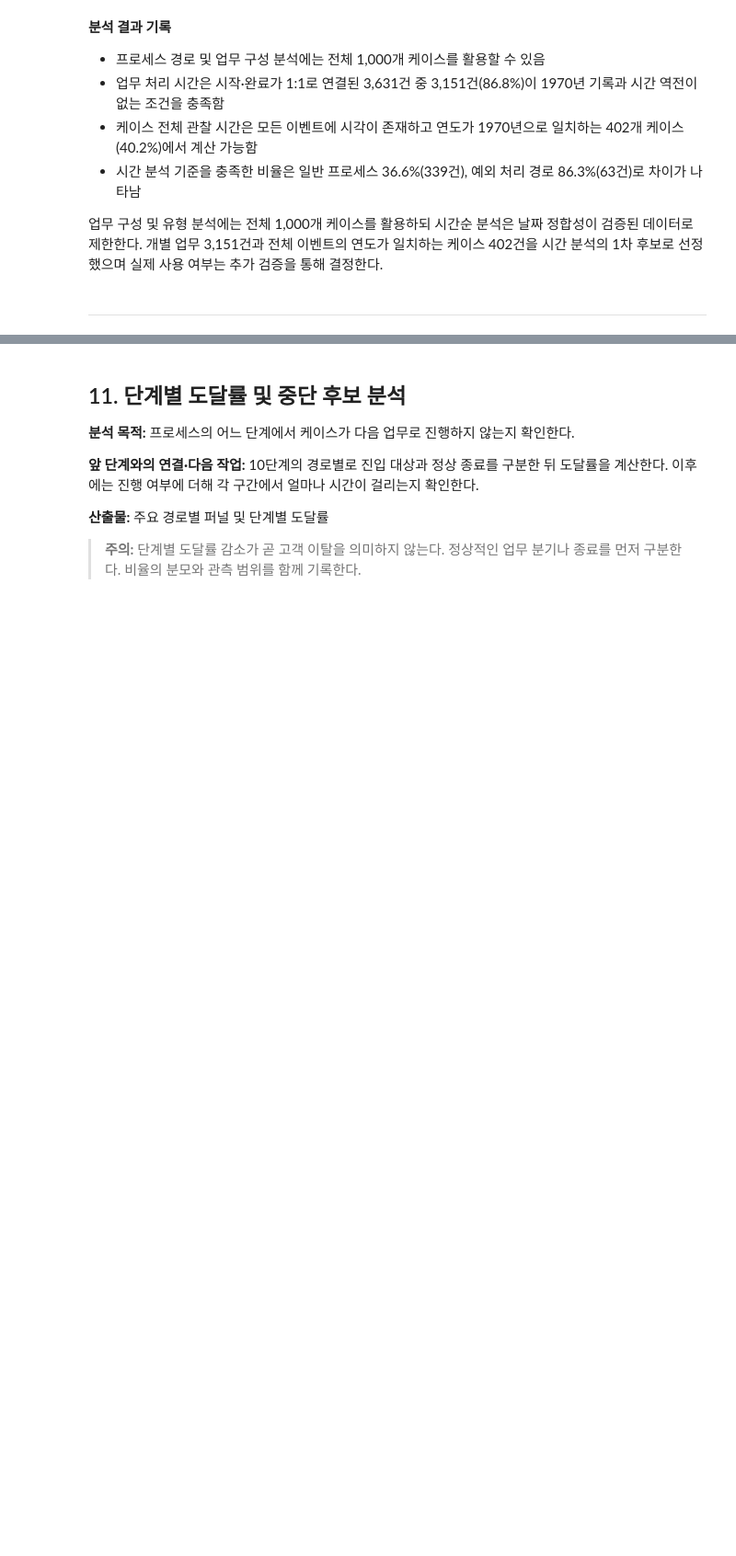
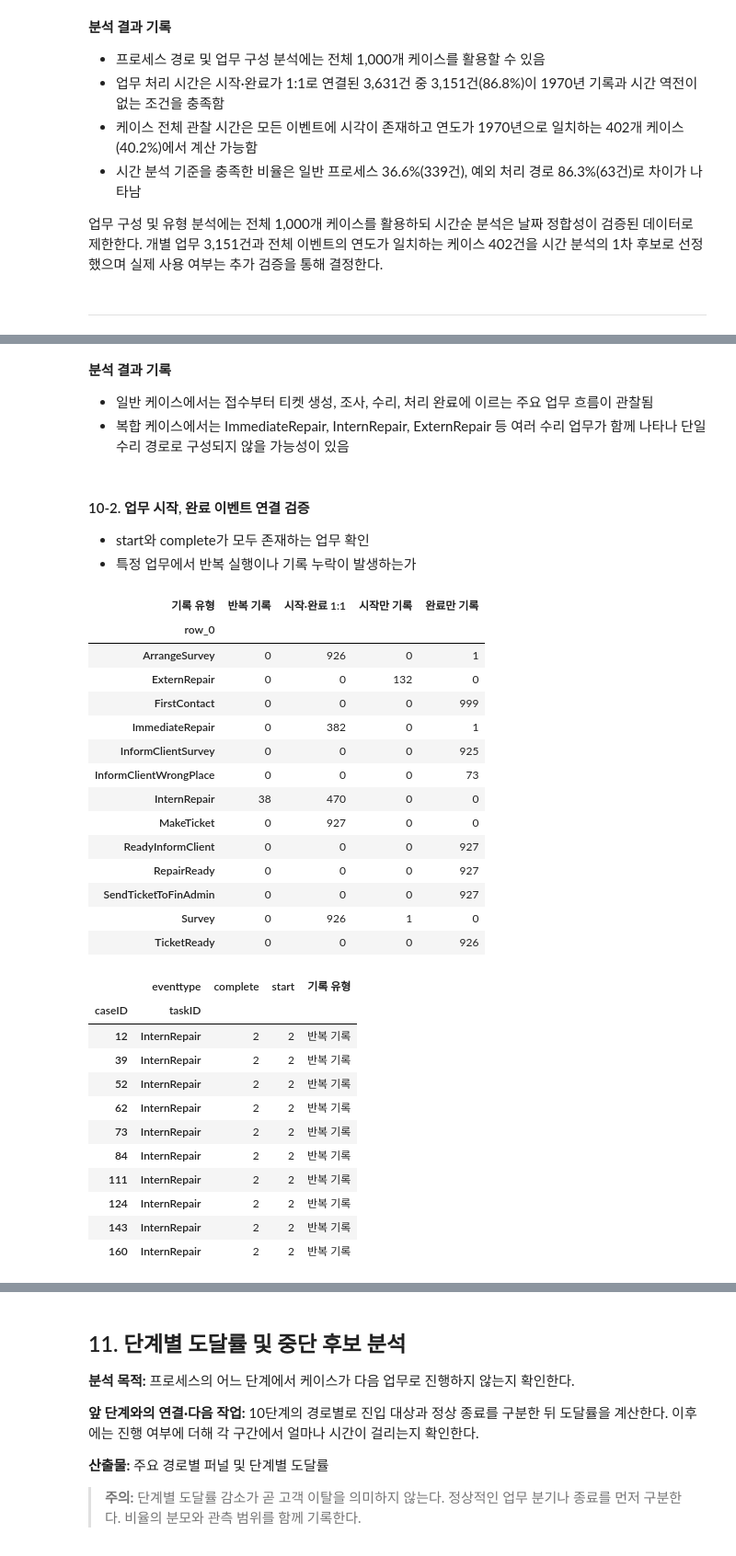
Before and after one commit to roh-git/DA_Assignment, a Jupyter notebook: repair2_분석.ipynb, the cells around one changed output, grey strips where cells are left out. Shown at 92% size. Cells and saved outputs as stored; diff of their text form; code cells hidden in the pictures; blank space fills up the shorter version.

```diff
--- a/repair2_분석.ipynb
+++ b/repair2_분석.ipynb
@@ -1310,0 +1342,70 @@ display(time_coverage)
+# %% [markdown]
+**분석 결과 기록**
+
+- 일반 케이스에서는 접수부터 티켓 생성, 조사, 수리, 처리 완료에 이르는 주요 업무 흐름이 관찰됨
+- 복합 케이스에서는 ImmediateRepair, InternRepair, ExternRepair 등 여러 수리 업무가 함께 나타나 단일 수리 경로로 구성되지 않을 가능성이 있음
+# %% [markdown]
+#### 10-2. 업무 시작, 완료 이벤트 연결 검증
+- start와 complete가 모두 존재하는 업무 확인
+- 특정 업무에서 반복 실행이나 기록 누락이 발생하는가
+# %%
+# 시작·완료 기록 횟수에 따른 업무 분류
+pair_status = pair_counts.copy()
+pair_status['기록 유형'] = '기타'
+
+pair_status.loc[
+    (pair_status['start'] == 1) &
+    (pair_status['complete'] == 1), '기록 유형'
+] = '시작·완료 1:1'
+
+pair_status.loc[
+    (pair_status['start'] == 0), '기록 유형'
+] = '완료만 기록'
+
+pair_status.loc[
+    (pair_status['complete'] == 0), '기록 유형'
+] = '시작만 기록'
+
+pair_status.loc[
+    (pair_status['start'] > 1) |
+    (pair_status['complete'] > 1), '기록 유형'
+] = '반복 기록'
+
+# 업무별 기록 유형 비교
+task_status = pd.crosstab(
+    pair_status.index.get_level_values('taskID'),
+    pair_status['기록 유형']
+)
+
+display(task_status)
+
+# 반복 기록 사례 확인
+display(pair_status[pair_status['기록 유형'] == '반복 기록'].head(10))
+# %% [output]
+| 기록 유형 | 반복 기록 | 시작·완료 1:1 | 시작만 기록 | 완료만 기록 |
+| row_0 |  |  |  |  |
+| ArrangeSurvey | 0 | 926 | 0 | 1 |
+| ExternRepair | 0 | 0 | 132 | 0 |
+| FirstContact | 0 | 0 | 0 | 999 |
+| ImmediateRepair | 0 | 382 | 0 | 1 |
+| InformClientSurvey | 0 | 0 | 0 | 925 |
+| InformClientWrongPlace | 0 | 0 | 0 | 73 |
+| InternRepair | 38 | 470 | 0 | 0 |
+| MakeTicket | 0 | 927 | 0 | 0 |
+| ReadyInformClient | 0 | 0 | 0 | 927 |
+| RepairReady | 0 | 0 | 0 | 927 |
+| SendTicketToFinAdmin | 0 | 0 | 0 | 927 |
+| Survey | 0 | 926 | 1 | 0 |
+| TicketReady | 0 | 0 | 0 | 926 |
+|  | eventtype | complete | start | 기록 유형 |
+| caseID | taskID |  |  |  |
+| 12 | InternRepair | 2 | 2 | 반복 기록 |
+| 39 | InternRepair | 2 | 2 | 반복 기록 |
+| 52 | InternRepair | 2 | 2 | 반복 기록 |
+| 62 | InternRepair | 2 | 2 | 반복 기록 |
+| 73 | InternRepair | 2 | 2 | 반복 기록 |
+| 84 | InternRepair | 2 | 2 | 반복 기록 |
+| 111 | InternRepair | 2 | 2 | 반복 기록 |
+| 124 | InternRepair | 2 | 2 | 반복 기록 |
+| 143 | InternRepair | 2 | 2 | 반복 기록 |
+| 160 | InternRepair | 2 | 2 | 반복 기록 |
```
Also changed, not shown: parts of 68 cells of this notebook.
